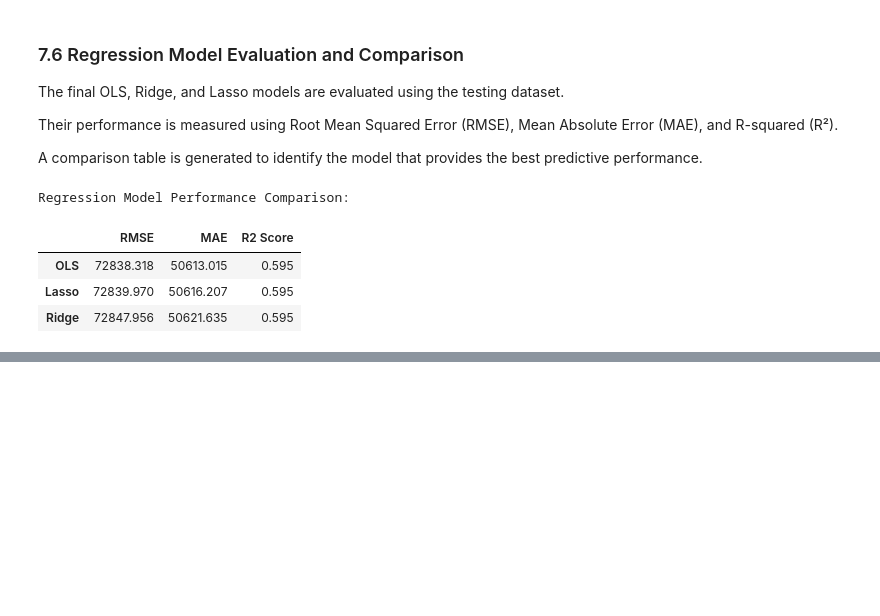
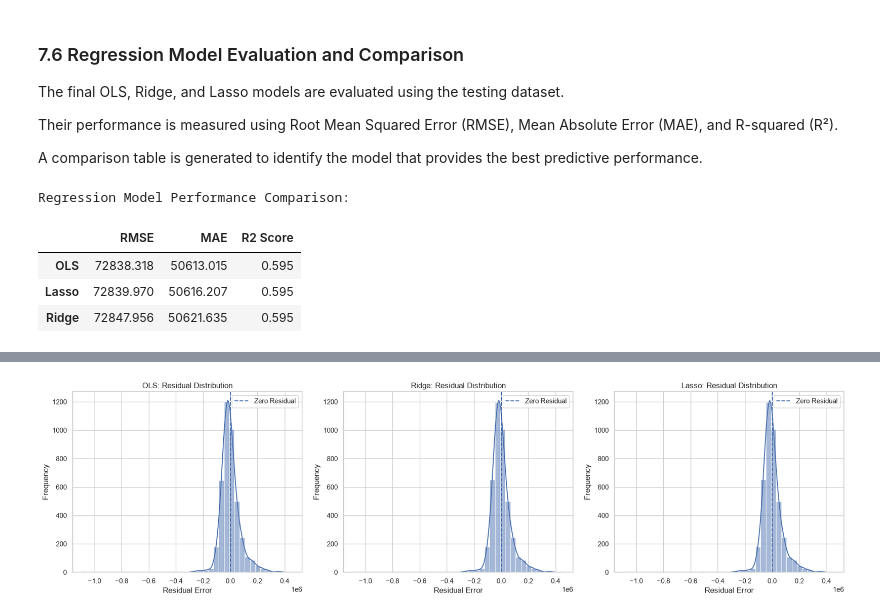
Before and after one commit to itsnatashasingh/Datheon_Python_Internship, a Jupyter notebook: Task_2_Housing_Price_Prediction/notebook/housing_price_prediction.ipynb, the cells around one changed output, grey strips where cells are left out. Saved outputs shown, nothing was run; the diff lists cells and outputs as text; code cells hidden in the pictures; blank space fills up the shorter version.

```diff
--- a/Task_2_Housing_Price_Prediction/notebook/housing_price_prediction.ipynb
+++ b/Task_2_Housing_Price_Prediction/notebook/housing_price_prediction.ipynb
@@ -1782,0 +1932,38 @@ Regression Model Performance Comparison:
+# %%
+# ============================================
+# 8.4 RESIDUAL DISTRIBUTION ANALYSIS
+# ============================================
+
+import seaborn as sns
+
+# Create subplots
+fig, axes = plt.subplots(1, 3, figsize=(18, 5))
+
+for ax, (model_name, residuals) in zip(axes, model_residuals.items()):
+
+    # Plot residual distribution
+    sns.histplot(
+        residuals,
+        kde=True,
+        bins=40,
+        ax=ax
+    )
+
+    # Add zero reference line
+    ax.axvline(
+        0,
+        linestyle='--',
+        label='Zero Residual'
+    )
+
+    # Set plot labels and title
+    ax.set_title(f'{model_name}: Residual Distribution')
+    ax.set_xlabel('Residual Error')
+    ax.set_ylabel('Frequency')
+    ax.legend()
+    ax.grid(True)
+
+plt.tight_layout()
+plt.show()
+# %% [output]
+[figure, added]
```
Also changed, not shown: parts of 17 cells of this notebook.
